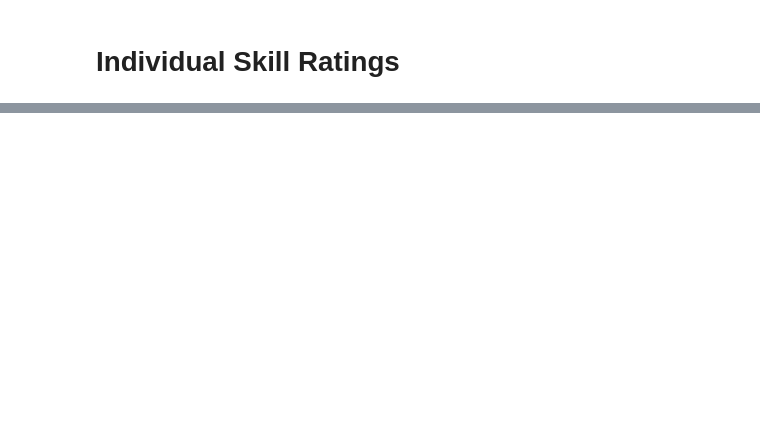
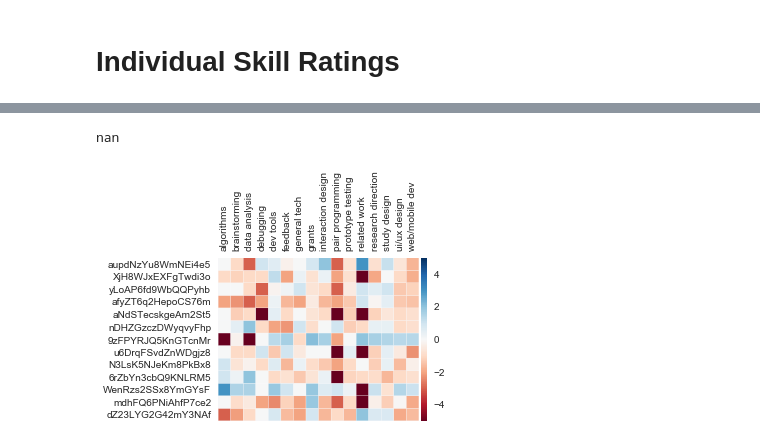
Before and after one commit to NUDelta/pair-research-meteor, a Jupyter notebook: data-analysis/Individual Skill Profiles.ipynb, the cells around one changed output, grey strips where cells are left out. Saved outputs shown, nothing was run; the diff lists cells and outputs as text; code cells hidden in the pictures; blank space fills up the shorter version.

Commit message:
Updated notebook to add poll data and corresponding heatmaps

```diff
--- a/data-analysis/Individual Skill Profiles.ipynb
+++ b/data-analysis/Individual Skill Profiles.ipynb
@@ -44,0 +93,7 @@ study design        1.000000
+# %%
+userIds = list(skill_df['userId'])
+heatMapList = []
+for userId in userIds:
+    res = find_diffs(userId, expanded_df, skill_df)
+    heatMapList.append(res);
+heatMapList
@@ -44,0 +118,42 @@ study design        1.000000
+# %%
+heatMapDf = pd.DataFrame(heatMapList)
+heatMapDf = heatMapDf.set_index(['userId'])
+heatMapDf = heatMapDf[np.isfinite(heatMapDf['grants'])]
+heatMapDf.values.max()
+# %% [output]
+nan
+# %%
+def heatmap(df,
+            edgecolors='w',
+            cmap=mpl.cm.RdBu,
+            log=False,vmin=0,vmax=500):
+    width = len(df.columns)/4
+    height = len(df.index)/4
+
+    fig, ax = plt.subplots(figsize=(width,height))
+
+    heatmap = ax.pcolor(df,
+                        edgecolors=edgecolors,  # put white lines between squares in heatmap
+                        cmap=cmap,
+                        vmin=vmin, # defaults to 0
+                        vmax=vmax, # defaults to 500
+                        norm=mpl.colors.LogNorm() if log else None)
+
+    ax.autoscale(tight=True)  # get rid of whitespace in margins of heatmap
+    ax.set_aspect('equal')  # ensure heatmap cells are square
+    ax.xaxis.set_ticks_position('top')  # put column labels at the top
+    ax.tick_params(bottom='off', top='off', left='off', right='off')  # turn off ticks
+
+    plt.yticks(np.arange(len(df.index)) + 0.5, df.index)
+    plt.xticks(np.arange(len(df.columns)) + 0.5, df.columns, rotation=90)
+
+    # ugliness from http://matplotlib.org/users/tight_layout_guide.html
+    from mpl_toolkits.axes_grid1 import make_axes_locatable
+    divider = make_axes_locatable(ax)
+    cax = divider.append_axes("right", "3%", pad="1%")
+    plt.colorbar(heatmap, cax=cax)
+    return fig
+# %%
+heatmap(heatMapDf, vmin=-5, vmax=5)
+# %% [output]
+[figure, added]
```
Also changed, not shown: parts of 10 cells of this notebook, 5 other files.
